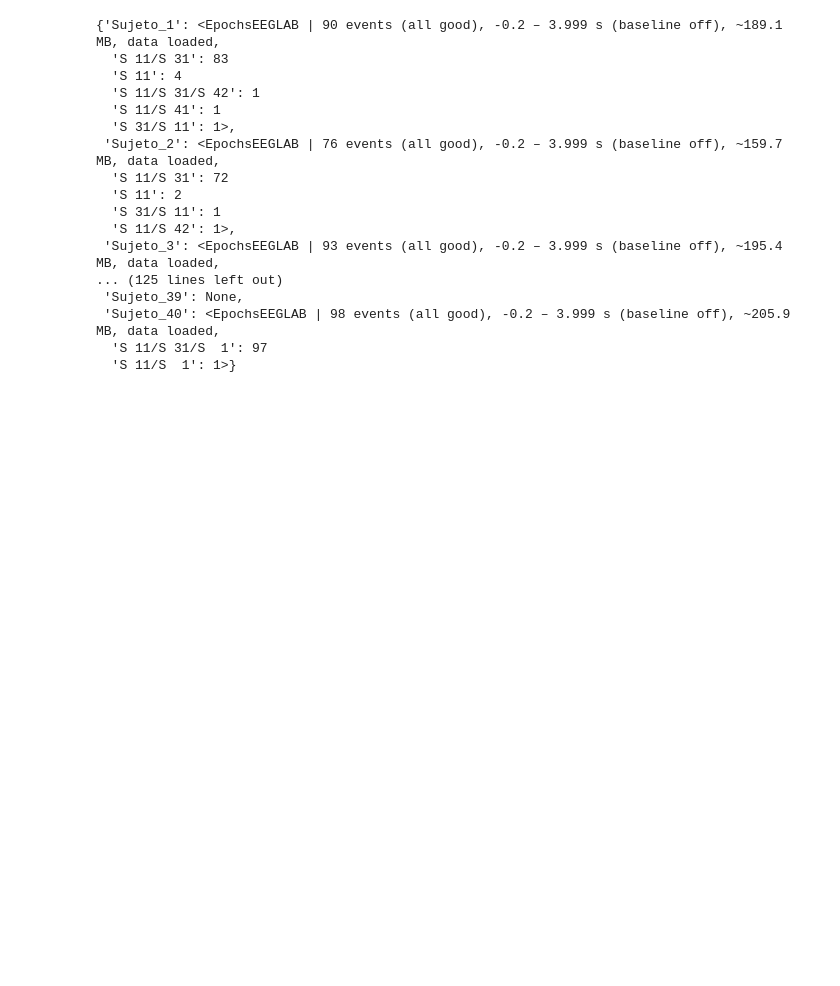
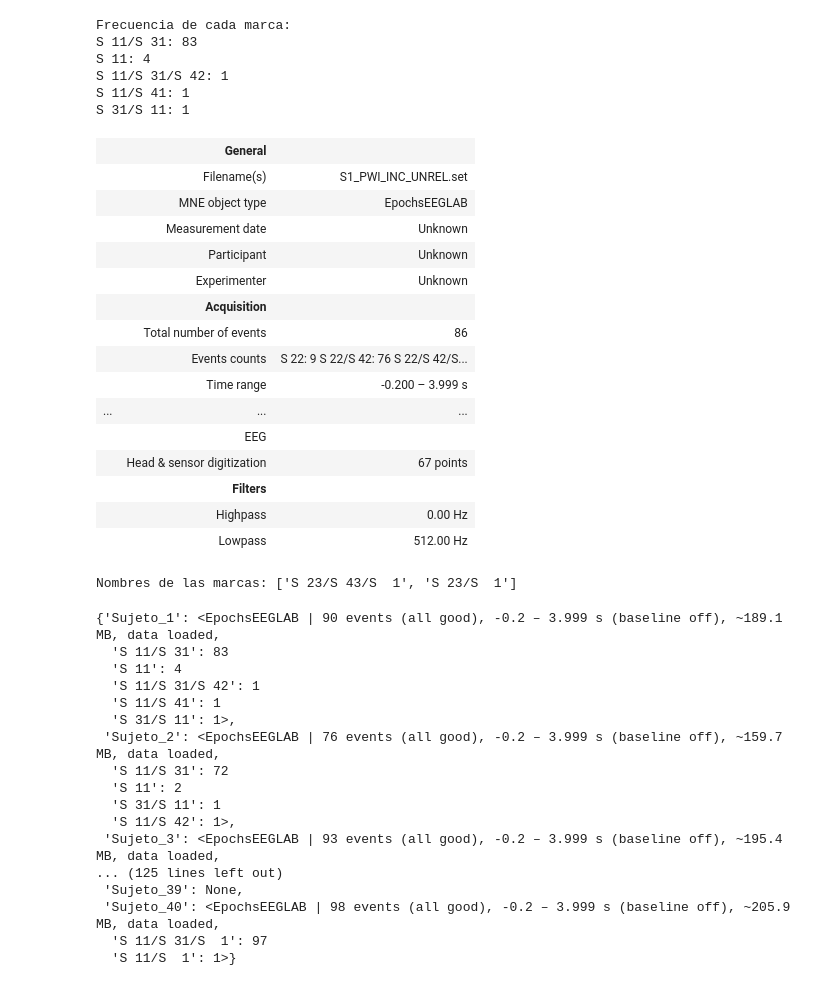
Before and after one commit to carrielfelipe/EEG_ERP_Analysis, a Jupyter notebook: PWI/PWI_erp_eeg_Artifact_Rejection.ipynb, the cells around one changed output. Saved outputs shown, nothing was run; the diff lists cells and outputs as text; code cells hidden in the pictures; blank space fills up the shorter version.

```diff
--- a/PWI_erp_eeg.ipynb
+++ b/PWI/PWI_erp_eeg_Artifact_Rejection.ipynb
@@ -2,16 +2,13 @@
 import mne
 import os
 
-# Directorio donde están los archivos .set
 set_dir = r"C:\Users\Usuario\Documents\Datos EEG\PWI_Set"
 
-# Inicializa el diccionario para guardar las épocas
 Epocas = {}
 
 # Recorre desde S1 hasta S40
 for i in range(1, 41):
-    # Formatea el nombre del archivo sin ceros iniciales
-    file_name = f"S{i}_PWI_CON.set"
+    file_name = f"S{i}_PWI_INC_UNREL.set"
     file_path = os.path.join(set_dir, file_name)
 
     try:
@@ -28,8 +25,6 @@ for i in range(1, 41):
         # Maneja otros errores inesperados
         Epocas[f"Sujeto_{i}"] = None
         print(f"Error al cargar {file_name}: {e}")
-
-# Ahora el diccionario Epocas contiene las épocas cargadas o None si no existen
 # %%
 import mne
 import os
@@ -65,3 +55,48 @@ for i in range(1, 41):
+# %%
+from collections import Counter
+
+# Obtener la lista de eventos y sus nombres
+eventos = Epocas['Sujeto_1'].events[:, 2]  # Columna con los códigos de eventos
+eventos_nombres = [nombre for codigo in eventos for nombre, valor in Epocas['Sujeto_1'].event_id.items() if codigo == valor]
+
+# Contar la frecuencia de cada marca
+conteo_marcas = Counter(eventos_nombres)
+
+# Mostrar los resultados
+print("Frecuencia de cada marca:")
+for marca, frecuencia in conteo_marcas.items():
+    print(f"{marca}: {frecuencia}")
+# %% [output]
+Frecuencia de cada marca:
+S 11/S 31: 83
+S 11: 4
+S 11/S 31/S 42: 1
+S 11/S 41: 1
+S 31/S 11: 1
+# %%
+Epocas['Sujeto_1']
+# %% [output]
+|  | General |  |
+|  | Filename(s) | S1_PWI_INC_UNREL.set |
+|  | MNE object type | EpochsEEGLAB |
+|  | Measurement date | Unknown |
+|  | Participant | Unknown |
+|  | Experimenter | Unknown |
+|  | Acquisition |  |
+|  | Total number of events | 86 |
+|  | Events counts | S 22: 9 S 22/S 42: 76 S 22/S 42/S... |
+|  | Time range | -0.200 – 3.999 s |
+| ... | ... | ... |
+|  | EEG |  |
+|  | Head & sensor digitization | 67 points |
+|  | Filters |  |
+|  | Highpass | 0.00 Hz |
+|  | Lowpass | 512.00 Hz |
+# %%
+marcas = Epocas['Sujeto_40'].event_id  # Diccionario de {nombre_evento: código}
+print("Nombres de las marcas:", list(marcas.keys()))
+# %% [output]
+Nombres de las marcas: ['S 23/S 43/S  1', 'S 23/S  1']
 # %%
 Epocas
 # %% [output]
```
Also changed, not shown: parts of 13 cells of this notebook, 6 other files.
